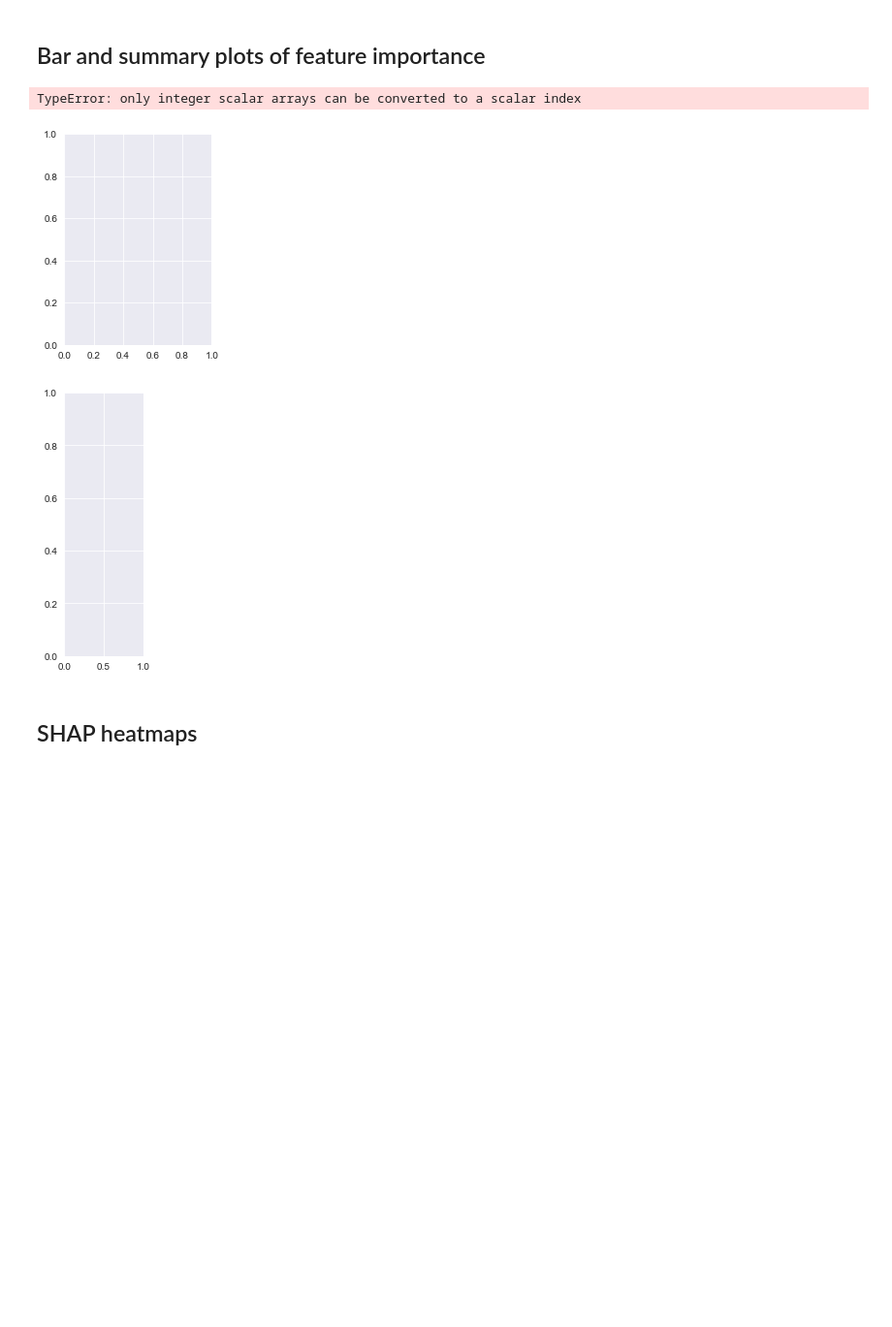
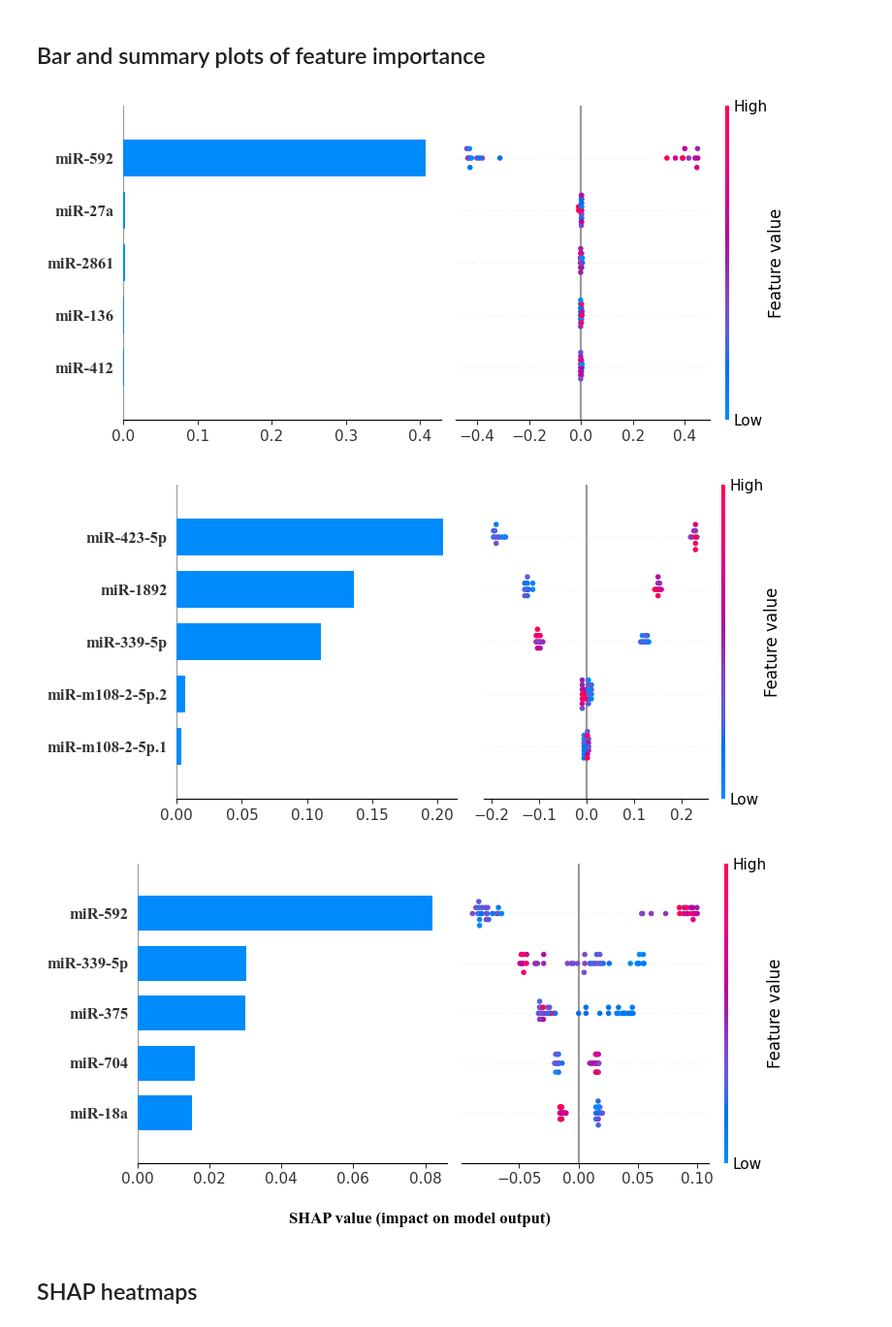
Before and after one commit to uflcod/miRNA-periodontal-disease, a Jupyter notebook: notebooks/tf_randomforest_miRNA.ipynb, the cells around one changed output. Shown at 97% size. Saved outputs shown, nothing was run; the diff lists cells and outputs as text; code cells hidden in the pictures; blank space fills up the shorter version.

Commit message:
perform random grid search to find paramaters and use slice of shap_values to print figures

```diff
--- a/notebooks/tf_randomforest_miRNA.ipynb
+++ b/notebooks/tf_randomforest_miRNA.ipynb
@@ -76,4 +205,4 @@ params = {
 # %%
-model_8_weeks = RandomForestClassifier(**params).fit(X_8_weeks, y_8_weeks)
-model_16_weeks = RandomForestClassifier(**params).fit(X_16_weeks, y_16_weeks)
-model_all_weeks = RandomForestClassifier(**params).fit(X_all_weeks, y_all_weeks)
+model_8_weeks = RandomForestClassifier(**params_8_weeks).fit(X_8_weeks, y_8_weeks)
+model_16_weeks = RandomForestClassifier(**params_16_weeks).fit(X_16_weeks, y_16_weeks)
+model_all_weeks = RandomForestClassifier(**params_all_weeks).fit(X_all_weeks, y_all_weeks)
@@ -103,33 +230,33 @@ print(X_8_weeks.columns.tolist())
 ## Bar and summary plots of feature importance
 # %%
 plot_shap_importance_with_summary(
-    shap_values_8_weeks,
+    shap_values_8_weeks[:, :, 1],
     X_8_weeks,
     title='',
     save_fig=True,
     file_name='tf_randomforest_SHAP_feature_importance_with_summary_8_weeks.png'
 )
 
 plot_shap_importance_with_summary(
-    shap_values_16_weeks,
+    shap_values_16_weeks[:, :, 1],
     X_16_weeks,
     title='',
     save_fig=True,
     file_name='tf_randomforest_SHAP_feature_importance_with_summary_16_weeks.png'
 )
 
 plot_shap_importance_with_summary(
-    shap_values_all_weeks,
+    shap_values_all_weeks[:, :, 1],
     X_all_weeks,
     title='',
     supxlabel = 'SHAP value (impact on model output)',
     save_fig=True,
     file_name='tf_randomforest_SHAP_feature_importance_with_summary_all_weeks.png'
 )
 # %% [output]
-TypeError: only integer scalar arrays can be converted to a scalar index
-[figure, old version]
+[figure, new version]
-[figure, old version]
+[figure, new version]
+[figure, added]
 # %% [markdown]
 ## SHAP heatmaps
 # %%
```
Also changed, not shown: parts of 25 cells of this notebook.
